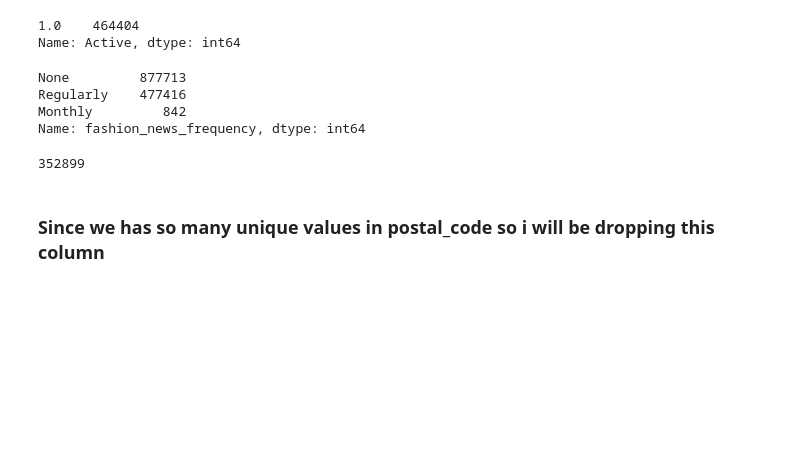
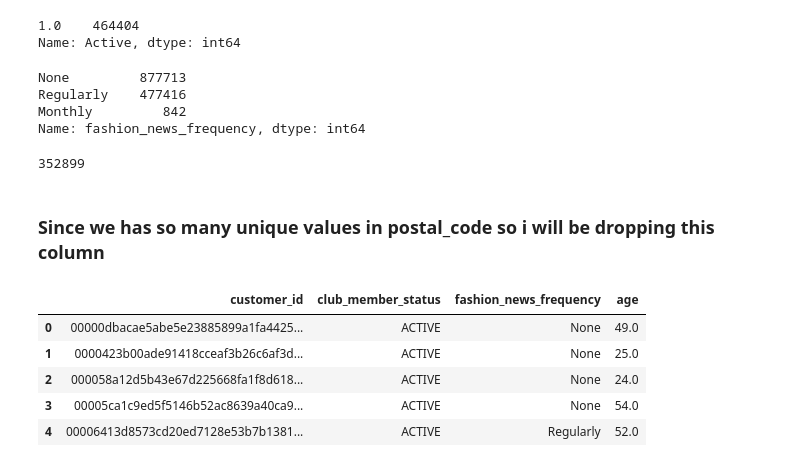
Before and after one commit to prajwalmani/H-M-Personalized-Fashion-Recommendations, a Jupyter notebook: h_m_prajwal.ipynb, the cells around one changed output. Cells and saved outputs as stored; diff of their text form; code cells hidden in the pictures; blank space fills up the shorter version.

```diff
--- a/h_m_prajwal.ipynb
+++ b/h_m_prajwal.ipynb
@@ -255,4 +255,13 @@ customers_df['postal_code'].nunique()
 # %% [markdown]
 ### Since we has so many unique values in postal_code so  i will be dropping this column
 # %%
-customers_df.drop(['postal_code'].)
+customers_df.drop(['postal_code'],axis=1,inplace=True)
+# %%
+customers_df.head()
+# %% [output]
+|  | customer_id | club_member_status | fashion_news_frequency | age |
+| 0 | 00000dbacae5abe5e23885899a1fa4425... | ACTIVE | None | 49.0 |
+| 1 | 0000423b00ade91418cceaf3b26c6af3d... | ACTIVE | None | 25.0 |
+| 2 | 000058a12d5b43e67d225668fa1f8d618... | ACTIVE | None | 24.0 |
+| 3 | 00005ca1c9ed5f5146b52ac8639a40ca9... | ACTIVE | None | 54.0 |
+| 4 | 00006413d8573cd20ed7128e53b7b1381... | ACTIVE | Regularly | 52.0 |
```
Also changed, not shown: parts of 1 cell of this notebook.
